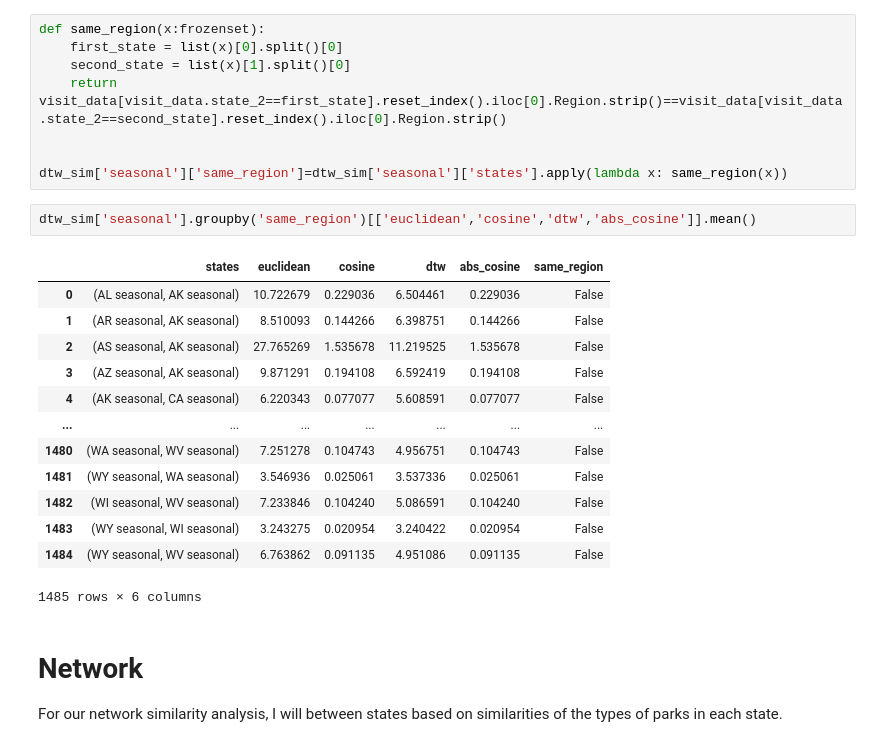
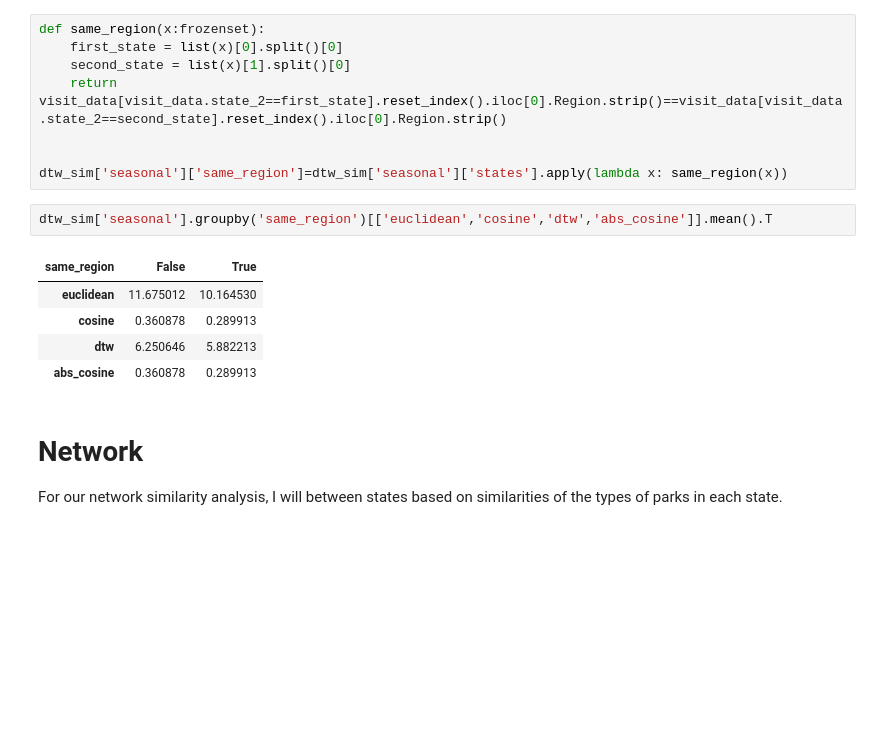
Before and after one commit to scmcqueen/NationalParksDataMining, a Jupyter notebook: state_similarity.ipynb, the cells around one changed output. Saved outputs shown, nothing was run; the diff lists cells and outputs as text; blank space fills up the shorter version.

```diff
--- a/state_similarity.ipynb
+++ b/state_similarity.ipynb
@@ -492,21 +492,13 @@ def same_region(x:frozenset):
 
 dtw_sim['seasonal']['same_region']=dtw_sim['seasonal']['states'].apply(lambda x: same_region(x))
 # %%
-dtw_sim['seasonal'].groupby('same_region')[['euclidean','cosine','dtw','abs_cosine']].mean()
+dtw_sim['seasonal'].groupby('same_region')[['euclidean','cosine','dtw','abs_cosine']].mean().T
 # %% [output]
-|  | states | euclidean | cosine | dtw | abs_cosine | same_region |
-| 0 | (AL seasonal, AK seasonal) | 10.722679 | 0.229036 | 6.504461 | 0.229036 | False |
-| 1 | (AR seasonal, AK seasonal) | 8.510093 | 0.144266 | 6.398751 | 0.144266 | False |
-| 2 | (AS seasonal, AK seasonal) | 27.765269 | 1.535678 | 11.219525 | 1.535678 | False |
-| 3 | (AZ seasonal, AK seasonal) | 9.871291 | 0.194108 | 6.592419 | 0.194108 | False |
-| 4 | (AK seasonal, CA seasonal) | 6.220343 | 0.077077 | 5.608591 | 0.077077 | False |
-| ... | ... | ... | ... | ... | ... | ... |
-| 1480 | (WA seasonal, WV seasonal) | 7.251278 | 0.104743 | 4.956751 | 0.104743 | False |
-| 1481 | (WY seasonal, WA seasonal) | 3.546936 | 0.025061 | 3.537336 | 0.025061 | False |
-| 1482 | (WI seasonal, WV seasonal) | 7.233846 | 0.104240 | 5.086591 | 0.104240 | False |
-| 1483 | (WY seasonal, WI seasonal) | 3.243275 | 0.020954 | 3.240422 | 0.020954 | False |
-| 1484 | (WY seasonal, WV seasonal) | 6.763862 | 0.091135 | 4.951086 | 0.091135 | False |
+| same_region | False | True |
+| euclidean | 11.675012 | 10.164530 |
+| cosine | 0.360878 | 0.289913 |
+| dtw | 6.250646 | 5.882213 |
+| abs_cosine | 0.360878 | 0.289913 |
-1485 rows × 6 columns
 # %% [markdown]
 # Network
 For our network similarity analysis, I will between states based on similarities of the types of parks in each state.
```
Also changed, not shown: parts of 1 cell of this notebook, 1 other file.
